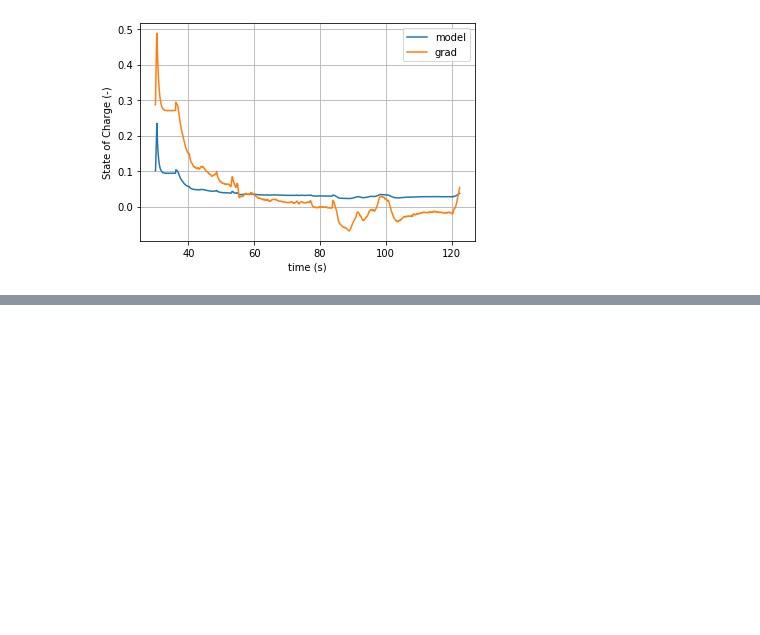
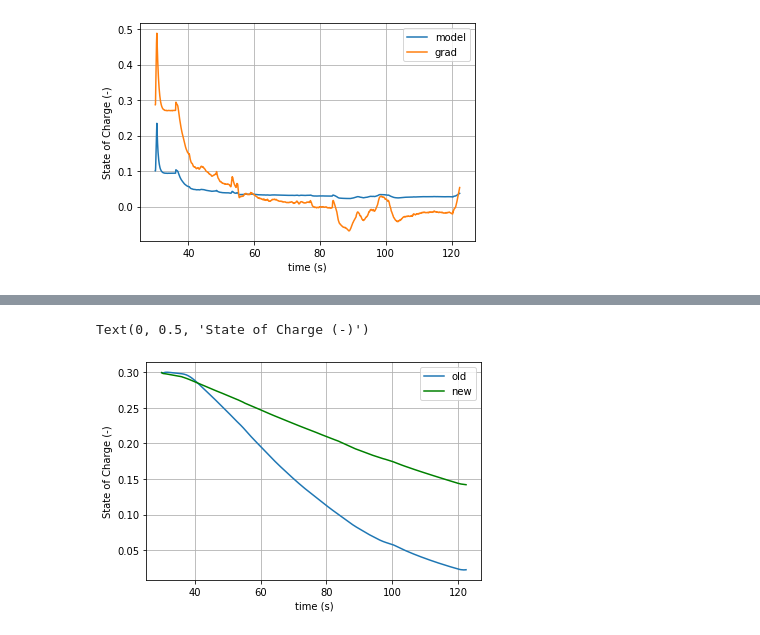
Before and after one commit to lucasschn/LogAnalysis, a Jupyter notebook: Battery/SOC estimator couloumb counting.ipynb, the cells around one changed output, grey strips where cells are left out. Drawn from its saved outputs; the diff is of its cells as text; code cells hidden in the pictures; blank space fills up the shorter version.

```diff
--- a/Battery/SOC estimator couloumb counting.ipynb
+++ b/Battery/SOC estimator couloumb counting.ipynb
@@ -209,0 +231,11 @@ Text(0, 0.5, 'State of Charge (-)')
+# %%
+plt.figure()
+plt.plot(time,_remaining,label="old")
+plt.plot(time,newremaining,color='green',label="new")
+plt.legend()
+plt.grid()
+plt.xlabel("time (s)")
+plt.ylabel('State of Charge (-)')
+# %% [output]
+Text(0, 0.5, 'State of Charge (-)')
+[figure, added]
```
Also changed, not shown: parts of 2 cells of this notebook, 2 other files.
